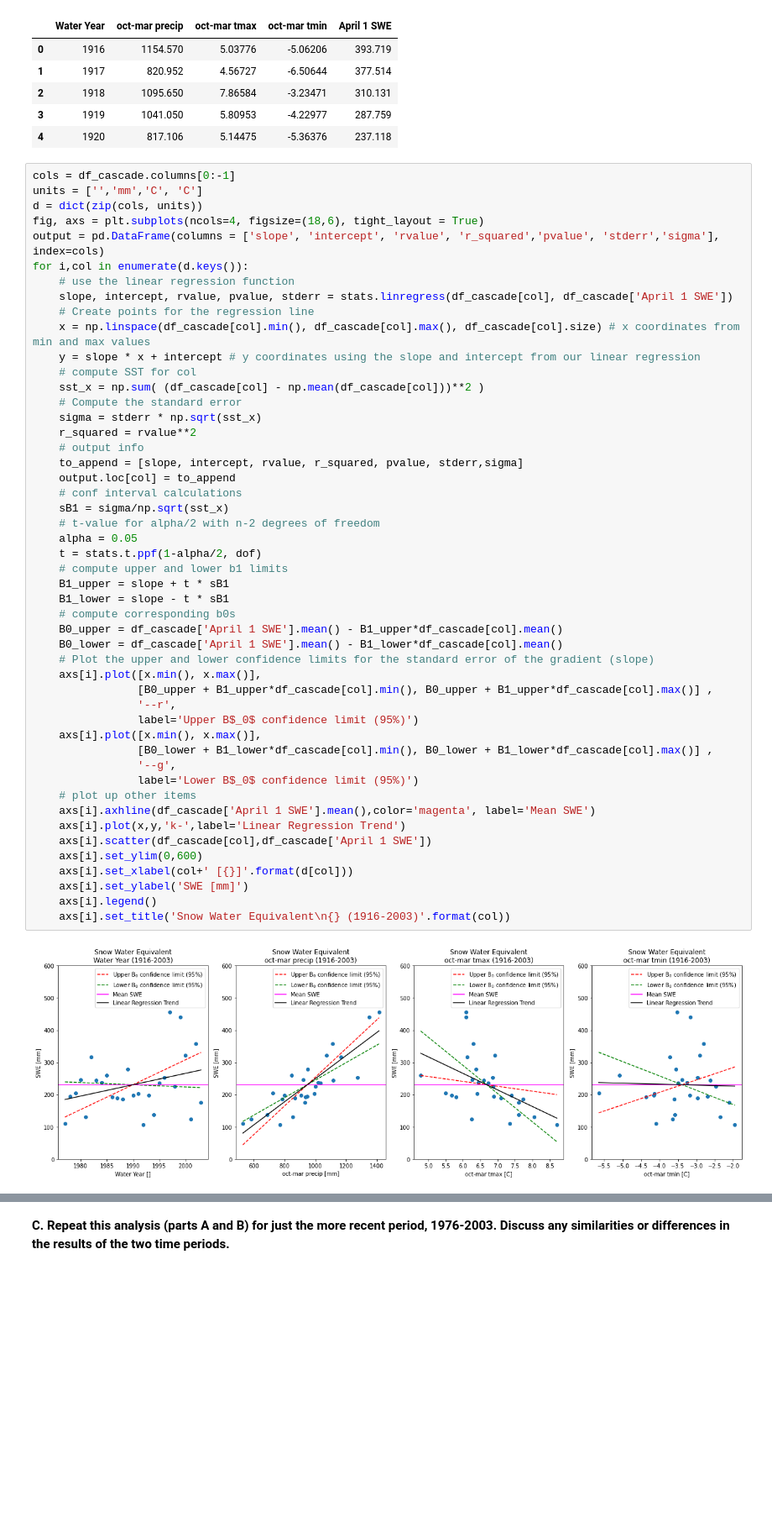
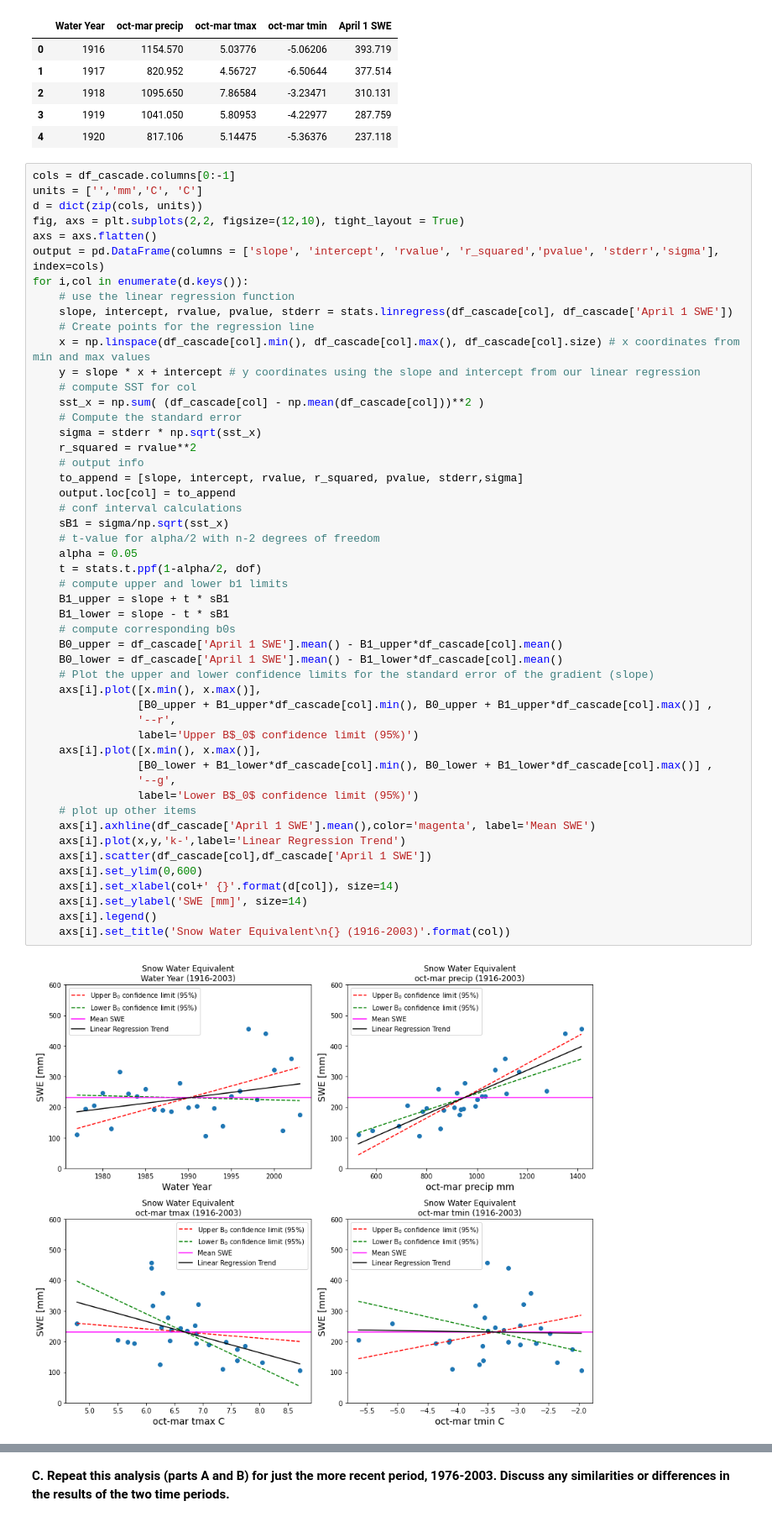
Before and after one commit to dlhogan97/CEWA565, a Jupyter notebook: Week-4/HW-4/HW-4-dlhogan.ipynb, the cells around one changed output, grey strips where cells are left out. Shown at 84% size. Saved outputs shown, nothing was run; the diff lists cells and outputs as text; blank space fills up the shorter version.

```diff
--- a/Week-4/HW-4/HW-4-dlhogan.ipynb
+++ b/Week-4/HW-4/HW-4-dlhogan.ipynb
@@ -329,7 +335,8 @@ df_cascade.head()
 cols = df_cascade.columns[0:-1]
 units = ['','mm','C', 'C']
 d = dict(zip(cols, units))
-fig, axs = plt.subplots(ncols=4, figsize=(18,6), tight_layout = True)
+fig, axs = plt.subplots(2,2, figsize=(12,10), tight_layout = True)
+axs = axs.flatten()
 output = pd.DataFrame(columns = ['slope', 'intercept', 'rvalue', 'r_squared','pvalue', 'stderr','sigma'], index=cols)
 for i,col in enumerate(d.keys()):
     # use the linear regression function
@@ -346,35 +353,35 @@ for i,col in enumerate(d.keys()):
     to_append = [slope, intercept, rvalue, r_squared, pvalue, stderr,sigma]
     output.loc[col] = to_append
     # conf interval calculations
     sB1 = sigma/np.sqrt(sst_x)
     # t-value for alpha/2 with n-2 degrees of freedom
     alpha = 0.05
     t = stats.t.ppf(1-alpha/2, dof)
     # compute upper and lower b1 limits
     B1_upper = slope + t * sB1
     B1_lower = slope - t * sB1
     # compute corresponding b0s
     B0_upper = df_cascade['April 1 SWE'].mean() - B1_upper*df_cascade[col].mean()
     B0_lower = df_cascade['April 1 SWE'].mean() - B1_lower*df_cascade[col].mean()
     # Plot the upper and lower confidence limits for the standard error of the gradient (slope)
     axs[i].plot([x.min(), x.max()],
                 [B0_upper + B1_upper*df_cascade[col].min(), B0_upper + B1_upper*df_cascade[col].max()] ,
                 '--r',
                 label='Upper B$_0$ confidence limit (95%)')
     axs[i].plot([x.min(), x.max()],
                 [B0_lower + B1_lower*df_cascade[col].min(), B0_lower + B1_lower*df_cascade[col].max()] ,
                 '--g',
                 label='Lower B$_0$ confidence limit (95%)')
     # plot up other items
     axs[i].axhline(df_cascade['April 1 SWE'].mean(),color='magenta', label='Mean SWE')
     axs[i].plot(x,y,'k-',label='Linear Regression Trend')
     axs[i].scatter(df_cascade[col],df_cascade['April 1 SWE'])
     axs[i].set_ylim(0,600)
-    axs[i].set_xlabel(col+' [{}]'.format(d[col]))
-    axs[i].set_ylabel('SWE [mm]')
+    axs[i].set_xlabel(col+' {}'.format(d[col]), size=14)
+    axs[i].set_ylabel('SWE [mm]', size=14)
     axs[i].legend()
     axs[i].set_title('Snow Water Equivalent\n{} (1916-2003)'.format(col))
 # %% [output]
-[figure, old version]
+[figure, new version]
 # %%
 output
```
Also changed, not shown: parts of 19 cells of this notebook, 4 other files.
